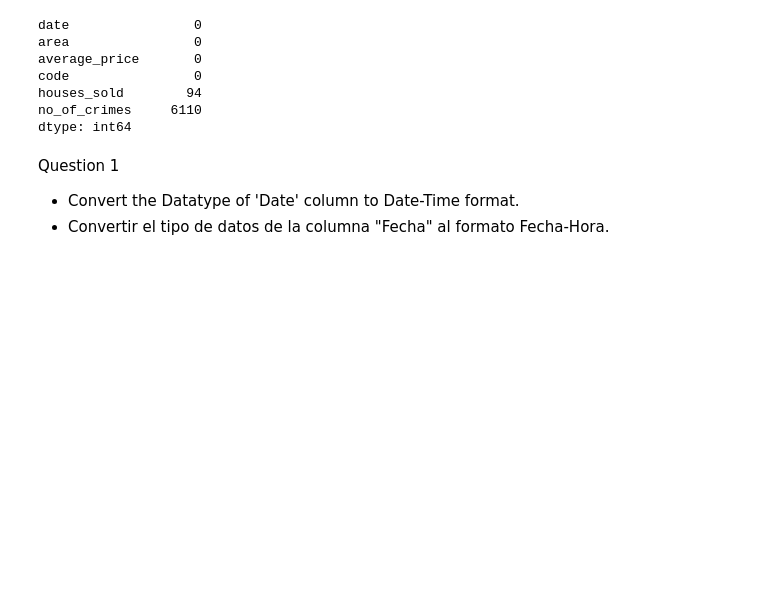
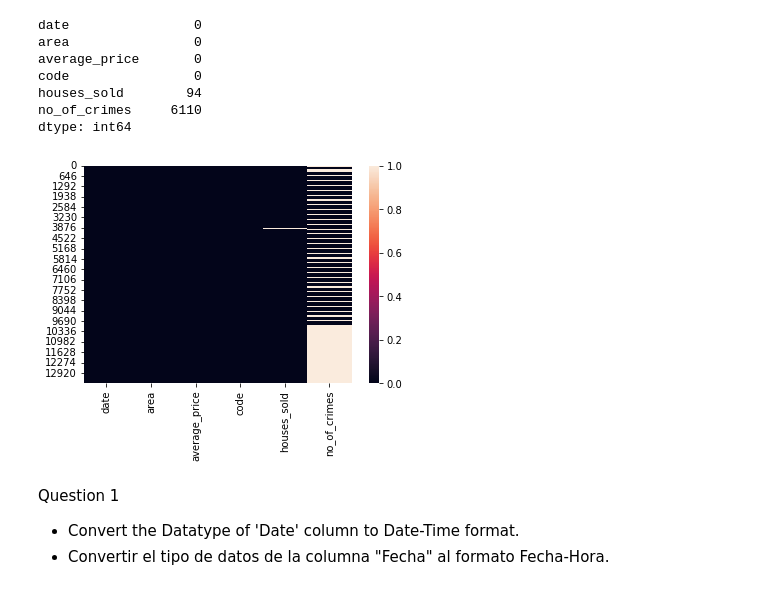
Before and after one commit to MkCst/Data-analysis, a Jupyter notebook: A5LondonData.ipynb, the cells around one changed output. Drawn from its saved outputs; the diff is of its cells as text; code cells hidden in the pictures; blank space fills up the shorter version.

```diff
--- a/A5LondonData.ipynb
+++ b/A5LondonData.ipynb
@@ -74,6 +74,15 @@ code                0
 houses_sold        94
 no_of_crimes     6110
 dtype: int64
+# %%
+# Heat map null values
+
+import seaborn as sns
+import matplotlib.pyplot as plt
+sns.heatmap(df.isnull())
+plt.show()
+# %% [output]
+[figure, added]
 # %% [markdown]
 Question 1
 * Convert the Datatype of 'Date' column to Date-Time format.
```
Also changed, not shown: parts of 32 cells of this notebook.
